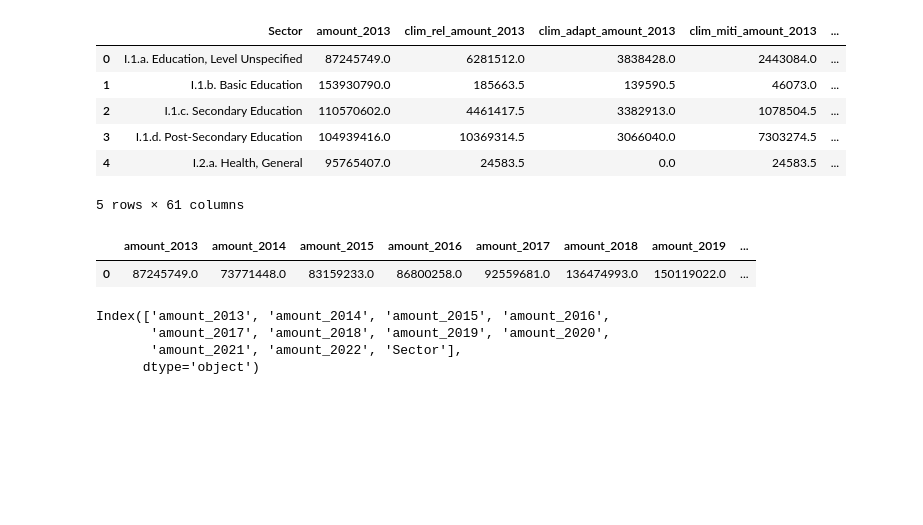
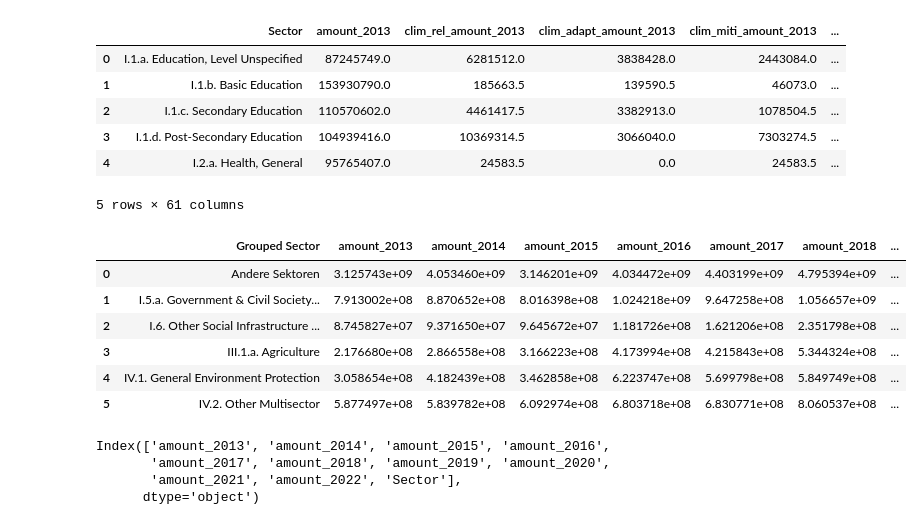
Before and after one commit to Samuel-Drewes/KlimaPortfolios, a Jupyter notebook: notebooks/clean.ipynb, the cells around one changed output. Drawn from its saved outputs; the diff is of its cells as text; code cells hidden in the pictures; blank space fills up the shorter version.

```diff
--- a/notebooks/clean.ipynb
+++ b/notebooks/clean.ipynb
@@ -844,14 +843,14 @@ def stacked_area_chart(full_sector_df, year_start, year_end, category, top_n_sec
     selected_cols.append('Sector')
     filtered_col_df = full_sector_df[selected_cols]
 
-    return filtered_col_df
-
     # Select Top_N
 
     sector_avg = filtered_col_df.melt(id_vars=['Sector'], var_name='Year', value_name='Amount').groupby('Sector').mean()
     top_sectors = sector_avg['Amount'].nlargest(top_n_sectors).index.tolist()
     filtered_col_df['Grouped Sector'] = filtered_col_df['Sector'].apply(lambda x: x if x in top_sectors else 'Andere Sektoren')
     grouped_df = filtered_col_df.groupby('Grouped Sector').sum().reset_index()
+
+    return grouped_df
 
 
     # Prepare for Plotting
@@ -901,10 +900,15 @@ def stacked_area_chart(full_sector_df, year_start, year_end, category, top_n_sec
     return fig
 # %%
 showfig = stacked_area_chart(sector_anal_df, 2014, 2021, "Gesamt ODA", 5, "Anteilig")
-showfig.head(1)
+showfig
 # %% [output]
-|  | amount_2013 | amount_2014 | amount_2015 | amount_2016 | amount_2017 | amount_2018 | amount_2019 | ... |
-| 0 | 87245749.0 | 73771448.0 | 83159233.0 | 86800258.0 | 92559681.0 | 136474993.0 | 150119022.0 | ... |
+|  | Grouped Sector | amount_2013 | amount_2014 | amount_2015 | amount_2016 | amount_2017 | amount_2018 | ... |
+| 0 | Andere Sektoren | 3.125743e+09 | 4.053460e+09 | 3.146201e+09 | 4.034472e+09 | 4.403199e+09 | 4.795394e+09 | ... |
+| 1 | I.5.a. Government & Civil Society... | 7.913002e+08 | 8.870652e+08 | 8.016398e+08 | 1.024218e+09 | 9.647258e+08 | 1.056657e+09 | ... |
+| 2 | I.6. Other Social Infrastructure ... | 8.745827e+07 | 9.371650e+07 | 9.645672e+07 | 1.181726e+08 | 1.621206e+08 | 2.351798e+08 | ... |
+| 3 | III.1.a. Agriculture | 2.176680e+08 | 2.866558e+08 | 3.166223e+08 | 4.173994e+08 | 4.215843e+08 | 5.344324e+08 | ... |
+| 4 | IV.1. General Environment Protection | 3.058654e+08 | 4.182439e+08 | 3.462858e+08 | 6.223747e+08 | 5.699798e+08 | 5.849749e+08 | ... |
+| 5 | IV.2. Other Multisector | 5.877497e+08 | 5.839782e+08 | 6.092974e+08 | 6.803718e+08 | 6.830771e+08 | 8.060537e+08 | ... |
 # %%
 showfig.columns
 # %% [output]
```
Also changed, not shown: parts of 1 cell of this notebook, 1 other file.
